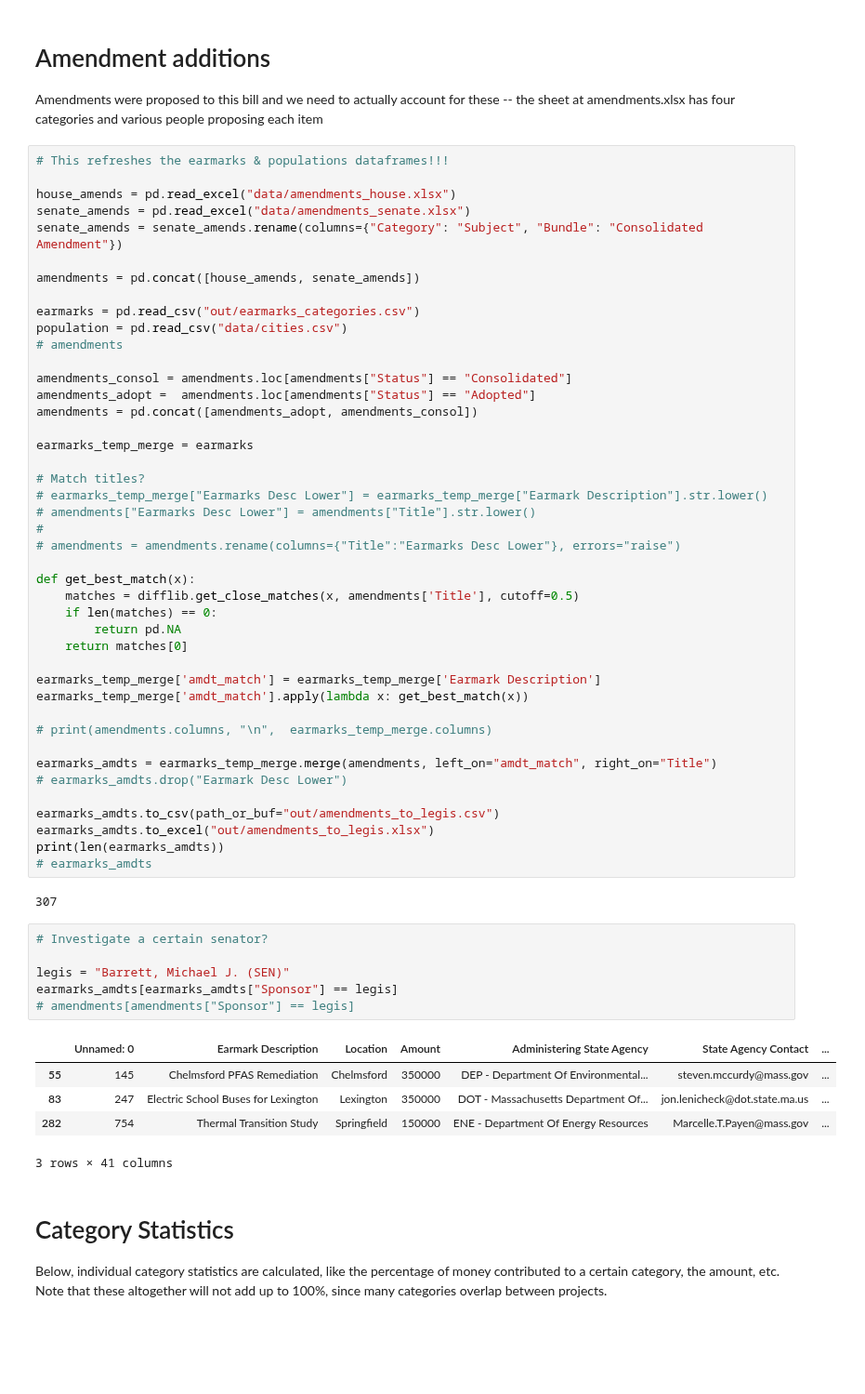
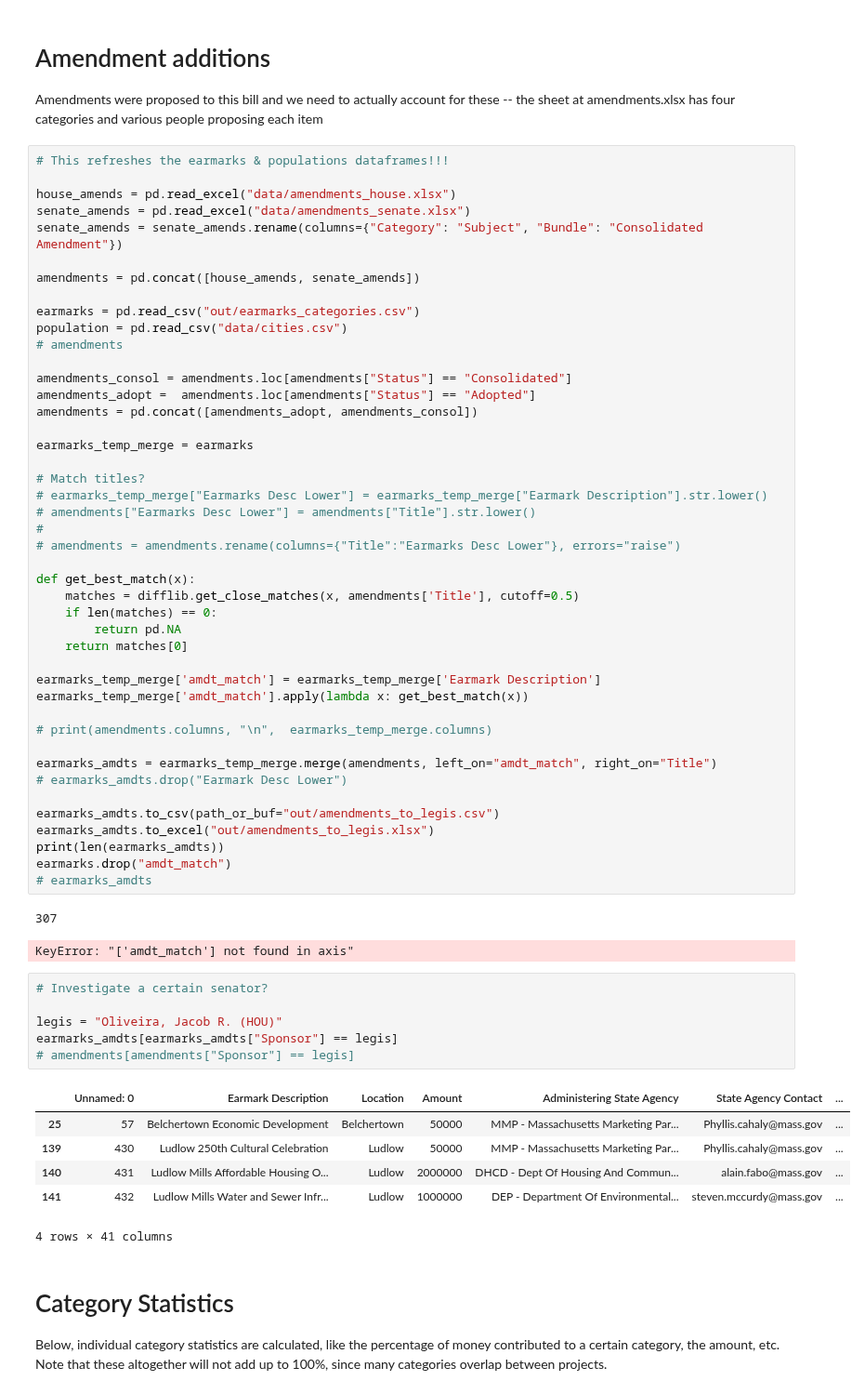
Before and after one commit to specificlanguage/gbh_earmarks, a Jupyter notebook: earmark_analysis.ipynb, the cells around one changed output. Shown at 93% size. Drawn from its saved outputs; the diff is of its cells as text; blank space fills up the shorter version.

```diff
--- a/earmark_analysis.ipynb
+++ b/earmark_analysis.ipynb
@@ -375,21 +410,24 @@ earmarks_amdts = earmarks_temp_merge.merge(amendments, left_on="amdt_match", rig
 earmarks_amdts.to_csv(path_or_buf="out/amendments_to_legis.csv")
 earmarks_amdts.to_excel("out/amendments_to_legis.xlsx")
 print(len(earmarks_amdts))
+earmarks.drop("amdt_match")
 # earmarks_amdts
 # %% [output]
 307
+KeyError: "['amdt_match'] not found in axis"
 # %%
 # Investigate a certain senator?
 
-legis = "Barrett, Michael J. (SEN)"
+legis = "Oliveira, Jacob R. (HOU)"
 earmarks_amdts[earmarks_amdts["Sponsor"] == legis]
 # amendments[amendments["Sponsor"] == legis]
 # %% [output]
 |  | Unnamed: 0 | Earmark Description | Location | Amount | Administering State Agency | State Agency Contact | ... |
-| 55 | 145 | Chelmsford PFAS Remediation | Chelmsford | 350000 | DEP - Department Of Environmental... | steven.mccurdy@mass.gov | ... |
-| 83 | 247 | Electric School Buses for Lexington | Lexington | 350000 | DOT - Massachusetts Department Of... | jon.lenicheck@dot.state.ma.us | ... |
-| 282 | 754 | Thermal Transition Study | Springfield | 150000 | ENE - Department Of Energy Resources | Marcelle.T.Payen@mass.gov | ... |
+| 25 | 57 | Belchertown Economic Development | Belchertown | 50000 | MMP - Massachusetts Marketing Par... | Phyllis.cahaly@mass.gov | ... |
+| 139 | 430 | Ludlow 250th Cultural Celebration | Ludlow | 50000 | MMP - Massachusetts Marketing Par... | Phyllis.cahaly@mass.gov | ... |
+| 140 | 431 | Ludlow Mills Affordable Housing O... | Ludlow | 2000000 | DHCD - Dept Of Housing And Commun... | alain.fabo@mass.gov | ... |
+| 141 | 432 | Ludlow Mills Water and Sewer Infr... | Ludlow | 1000000 | DEP - Department Of Environmental... | steven.mccurdy@mass.gov | ... |
-3 rows × 41 columns
+4 rows × 41 columns
 # %% [markdown]
 # Category Statistics
 
```
Also changed, not shown: parts of 10 cells of this notebook, 4 other files.
